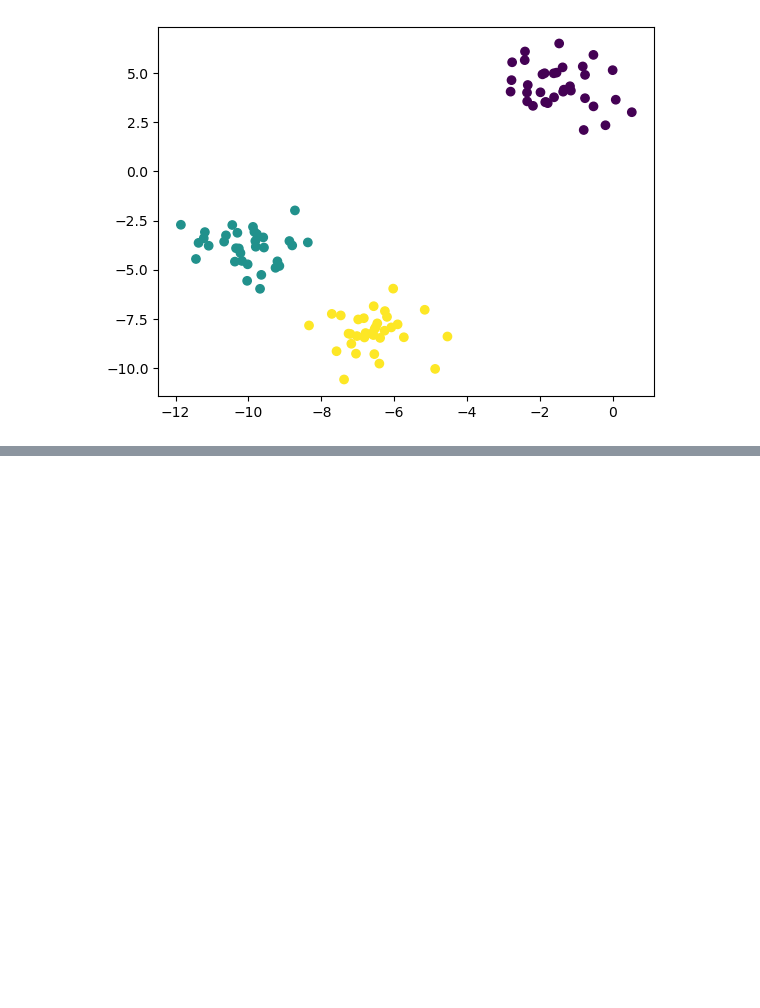
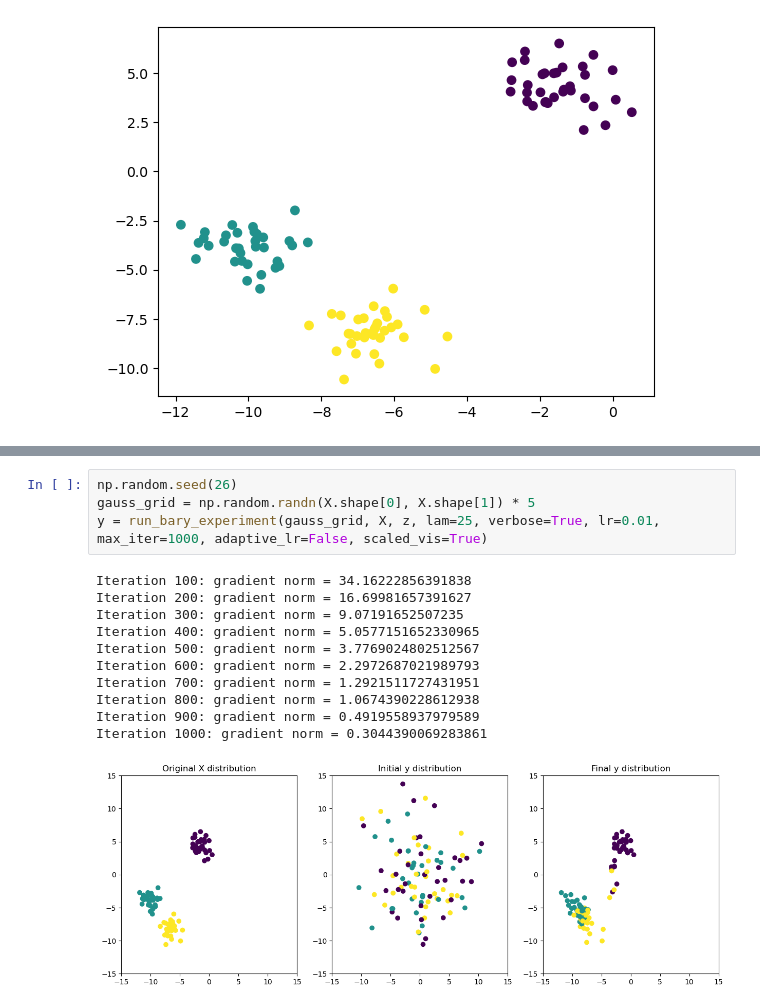
Before and after one commit to KataTech/OTFactorDiscovery, a Jupyter notebook: kai/flow_ot_exp.ipynb, the cells around one changed output, grey strips where cells are left out. Saved outputs shown, nothing was run; the diff lists cells and outputs as text; blank space fills up the shorter version.

```diff
--- a/kai/flow_ot_exp.ipynb
+++ b/kai/flow_ot_exp.ipynb
@@ -52,0 +64,16 @@ plt.scatter(y[:, 0], y[:, 1])
+# %%
+np.random.seed(26)
+gauss_grid = np.random.randn(X.shape[0], X.shape[1]) * 5
+y = run_bary_experiment(gauss_grid, X, z, lam=25, verbose=True, lr=0.01, max_iter=1000, adaptive_lr=False, scaled_vis=True)
+# %% [output]
+Iteration 100: gradient norm = 34.16222856391838
+Iteration 200: gradient norm = 16.69981657391627
+Iteration 300: gradient norm = 9.07191652507235
+Iteration 400: gradient norm = 5.0577151652330965
+Iteration 500: gradient norm = 3.7769024802512567
+Iteration 600: gradient norm = 2.2972687021989793
+Iteration 700: gradient norm = 1.2921511727431951
+Iteration 800: gradient norm = 1.0674390228612938
+Iteration 900: gradient norm = 0.4919558937979589
+Iteration 1000: gradient norm = 0.3044390069283861
+[figure, added]
```
Also changed, not shown: parts of 16 cells of this notebook, 2 other files.
